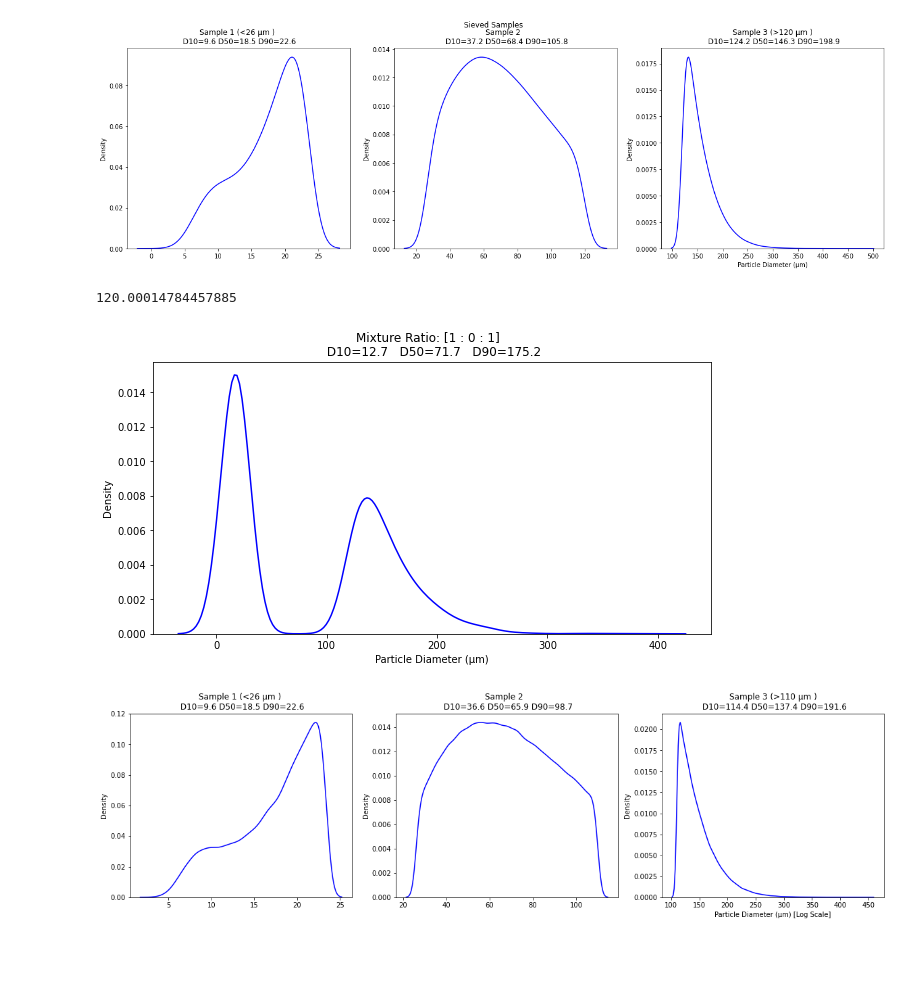
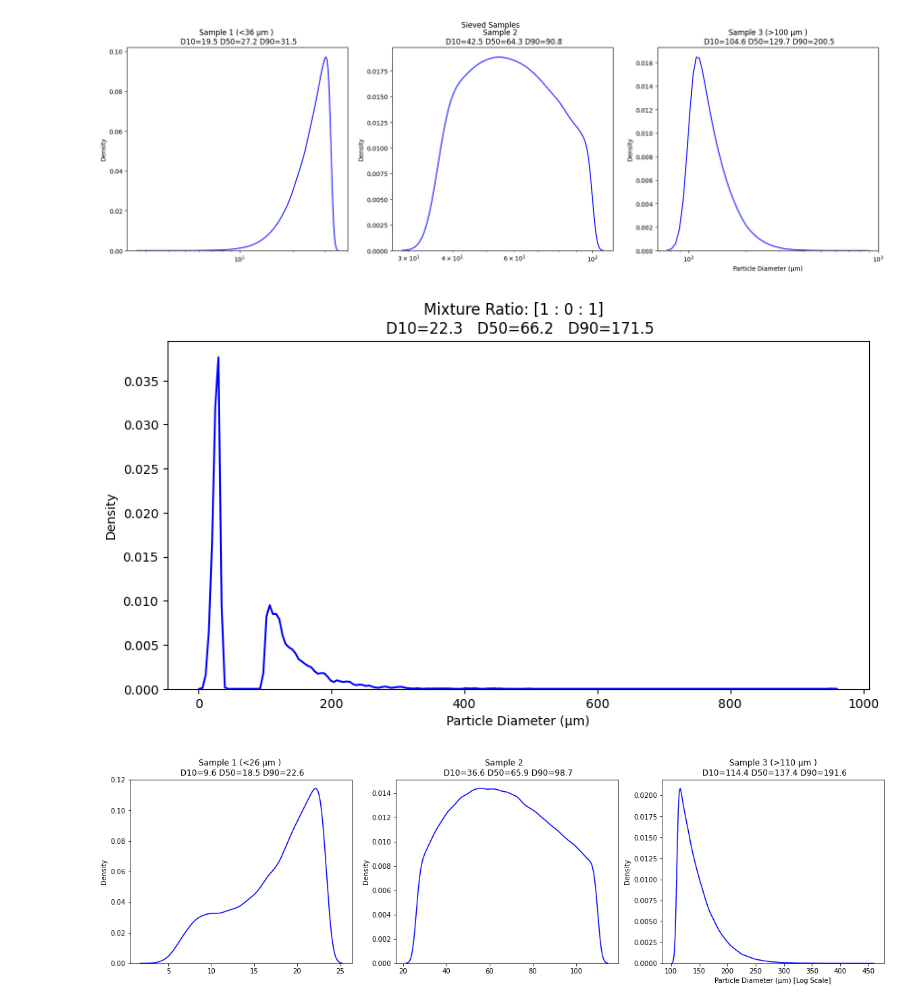
Before and after one commit to Shuyang-Wang/PSD_simulator, a Jupyter notebook: psd_simulator_2.ipynb, the cells around one changed output. Drawn from its saved outputs; the diff is of its cells as text; code cells hidden in the pictures; blank space fills up the shorter version.

```diff
--- a/psd_simulator_2.ipynb
+++ b/psd_simulator_2.ipynb
@@ -80,7 +133,7 @@ plt.show()
 # %%
 
-T1 = 26
-T2 = 120
+T1 = 36
+T2 = 100
 sample1 = simulated_particles[simulated_particles<(T1-T1*0.1) ]
 sample2 = simulated_particles[(simulated_particles>T1) & (simulated_particles<T2)]
 sample3 = simulated_particles[ simulated_particles>T2]
@@ -91,43 +144,40 @@ fig, axs = plt.subplots(1, 3, figsize=(22, 6))  # 3 rows, 1 column
 plt.suptitle('Sieved Samples')
 
 # Plotting the probability density function (PDF) for the simulated particles
-sns.kdeplot(sample1, color='blue', label='Simulated PDF',ax=axs[0],bw_adjust=3)
+sns.kdeplot(sample1, color='blue', label='Simulated PDF',ax=axs[0],bw_adjust=2)
 D10 = np.percentile(sample1,10)
 D50 = np.percentile(sample1,50)
 D90 = np.percentile(sample1,90)
 axs[0].set_title('Sample 1 (<{} µm ) \n D10={:.1f} D50={:.1f} D90={:.1f}'.format(T1,D10,D50,D90))
 plt.xlabel('Particle Diameter (µm) [Log Scale]')
+axs[0].set_xscale('log')
 
 
-
-sns.kdeplot(sample2, color='blue', label='Simulated PDF',ax=axs[1],bw_adjust=3)
+sns.kdeplot(sample2, color='blue', label='Simulated PDF',ax=axs[1],bw_adjust=2)
 D10 = np.percentile(sample2,10)
 D50 = np.percentile(sample2,50)
 D90 = np.percentile(sample2,90)
 axs[1].set_title('Sample 2  \n D10={:.1f} D50={:.1f} D90={:.1f}'.format(D10,D50,D90))
 plt.xlabel('Particle Diameter (µm) [Log Scale]')
+axs[1].set_xscale('log')
 
 
 
-
-sns.kdeplot(sample3, color='blue', label='Simulated PDF',ax=axs[2],bw_adjust=3)
+sns.kdeplot(sample3, color='blue', label='Simulated PDF',ax=axs[2],bw_adjust=2)
 D10 = np.percentile(sample3,10)
 D50 = np.percentile(sample3,50)
 D90 = np.percentile(sample3,90)
 axs[2].set_title('Sample 3 (>{} µm )\n D10={:.1f} D50={:.1f} D90={:.1f}'.format(T2,D10,D50,D90))
 plt.xlabel('Particle Diameter (µm)')
+axs[2].set_xscale('log')
 
 
 
 
 
 plt.show()
 # %% [output]
-[figure, old version]
+[figure, new version]
-# %%
-sample3.min()
-# %% [output]
-120.00014784457885
 # %%
 r1,r2,r3 = 1,0,1
 m1 = np.random.choice(sample1,int(2000*r1))
@@ -136,7 +186,7 @@ m3 = np.random.choice(sample3,int(2000*r3))
 
 mix = np.append(np.append(m1,m2),m3)
 
-sns.kdeplot(mix, color='blue', label='Simulated PDF',bw_adjust=.9)
+sns.kdeplot(mix, color='blue', label='Simulated PDF',bw_adjust=0.2)
 D10 = np.percentile(mix,10)
 D50 = np.percentile(mix,50)
 D90 = np.percentile(mix,90)
@@ -145,7 +195,7 @@ plt.xlabel('Particle Diameter (µm)')
 
 plt.gcf().set_size_inches(10,5)
 # %% [output]
-[figure, old version]
+[figure, new version]
 # %%
 
 T1 = 26
```
Also changed, not shown: parts of 5 cells of this notebook, 1 other file.
